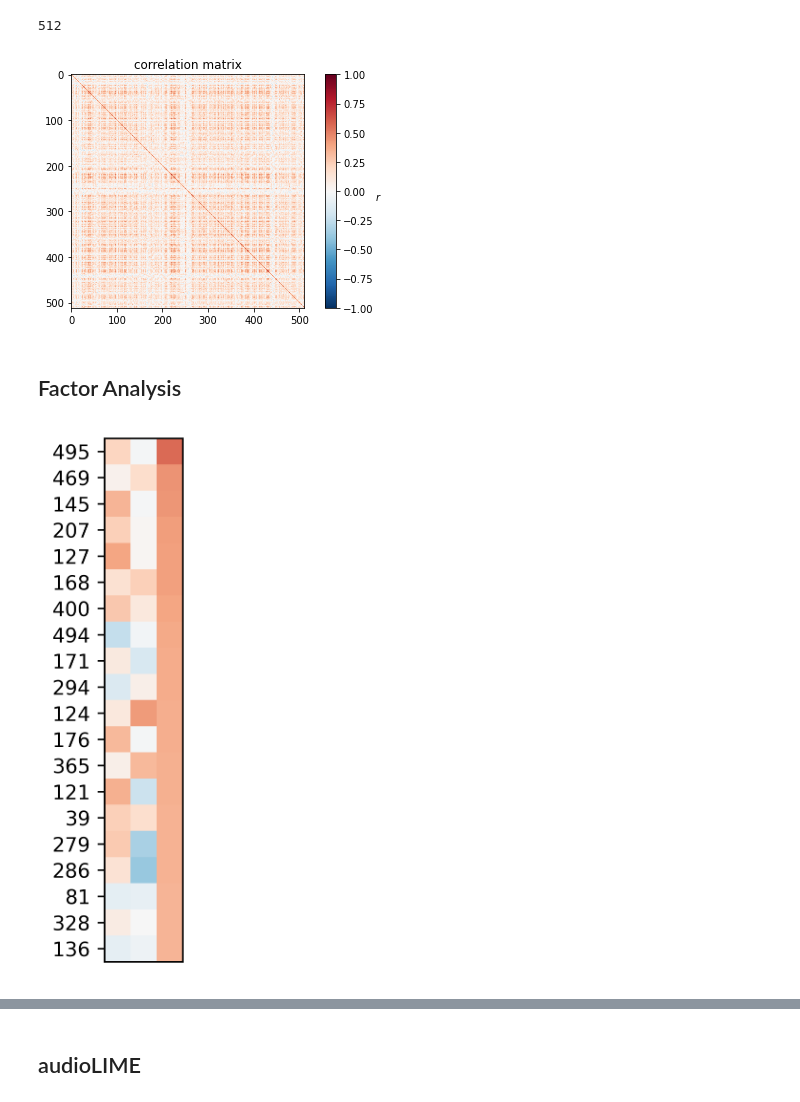
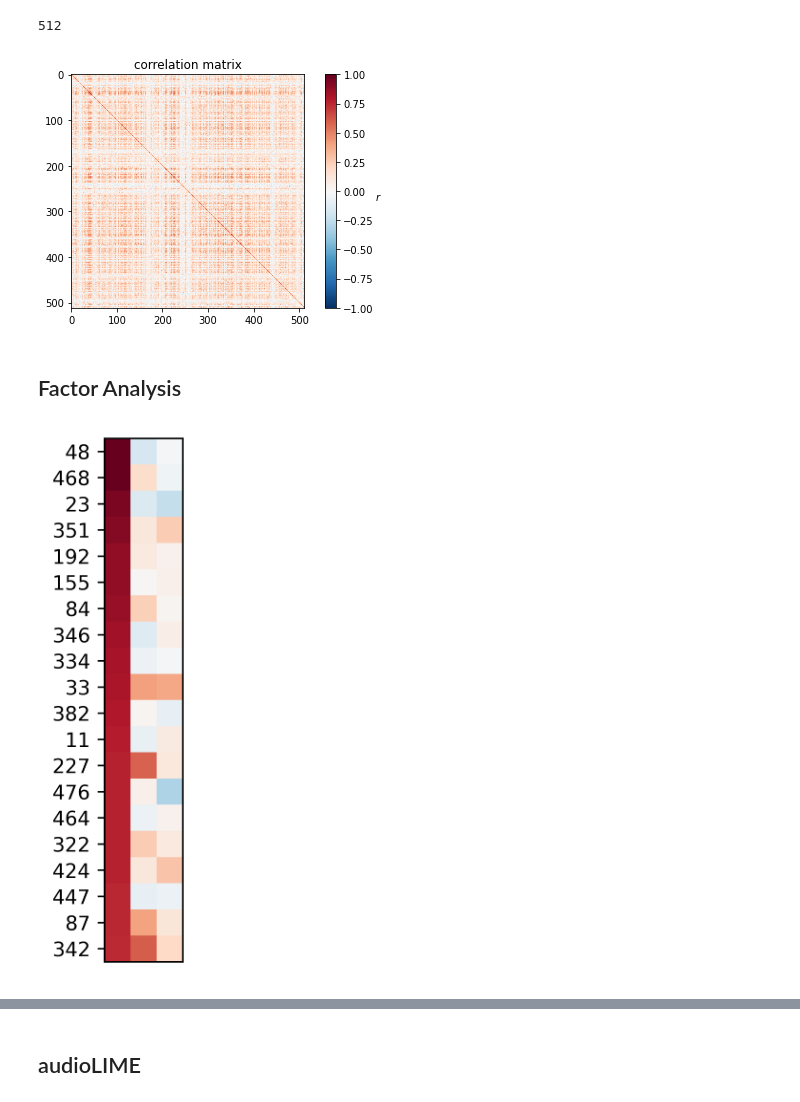
Before and after one commit to Spijkervet/CLMR, a Jupyter notebook: notebooks/audio_analysis.ipynb, the cells around one changed output, grey strips where cells are left out. Saved outputs shown, nothing was run; the diff lists cells and outputs as text; code cells hidden in the pictures.

```diff
--- a/notebooks/audio_analysis.ipynb
+++ b/notebooks/audio_analysis.ipynb
@@ -18,7 +20,7 @@ from model import load_encoder
 args = parse_args("./config/config.yaml", addit=[])
 args.world_size = 1
 args.supervised = False
-args.dataset = "magnatagatune"
+args.dataset = "msd"
 args.device = torch.device("cuda:0" if torch.cuda.is_available() else "cpu")
 
 args.model_path = "./logs/66"
@@ -73,7 +77,7 @@ args.current_epoch = args.epoch_num
 # %%
 tag_classes = defaultdict(list)
 predictions = []
-n = 10 # add every n
+n = 100 # add every n
 with torch.no_grad():
     for step, (track_id, clip_id, segment, fp, label) in enumerate(test_dataset.index):
         if step % n == 0:
@@ -87,4 +91,4 @@ with torch.no_grad():
             output = output.mean(dim=0) # take mean predictions of whole track, i.e., over batch dim.
             predictions.append([output.cpu().numpy().tolist(), h.cpu().numpy().tolist(), track_id, clip_id, segment, fp, label])
 
-#             print(step, "/", len(test_dataset))
+            print(step, "/", len(test_dataset))
@@ -176,7 +200,7 @@ plt.colorbar(im).ax.set_ylabel("$r$", rotation=0)
 ax.set_title("correlation matrix")
 plt.tight_layout()
 # %% [output]
-[figure, old version]
+[figure, new version]
 # %% [markdown]
 ## Factor Analysis
 # %%
@@ -186,38 +210,38 @@ from sklearn.preprocessing import StandardScaler
 from sklearn.datasets import load_iris
 
 n_comps = 3
-SORT_BY_COMP_N = 2
+SORT_BY_COMP_N = 0
 
 # #############################################################################
 # Run factor analysis with Varimax rotation
 fig, ax = plt.subplots(dpi=600)
 
 method = "varimax"
 fa = FactorAnalysis(n_components=n_comps, rotation=method).fit(prediction_matrix)
 components = fa.components_.T
 # print(method, ":\n", components, end="\n\n")
 
 
 vmax = np.abs(components).max()
 
 comps = {k: v for k, v in zip(feature_names, components)}
 # components = {k: v for k, v in comps.items()} # sorted(comps.items(), key=lambda item: item[1][0], reverse=True)}
 components = {k: v for k, v in sorted(comps.items(), key=lambda item: item[1][SORT_BY_COMP_N], reverse=True)}
 
 components = {k: v for idx, (k, v) in enumerate(components.items()) if idx < 20}
 
 ax.imshow(components.values(), cmap="RdBu_r", vmax=vmax, vmin=-vmax)
 ax.set_yticks(range(len(components)))
 if ax.is_first_col():
     ax.set_yticklabels(list(components.keys()))
 else:
     ax.set_yticklabels([])
 
 # ax.set_xlabel("Rotation: " + str(method))
 
 ax.set_xticks([])
 plt.tight_layout()
-plt.savefig("./media/varimax-magnatagatune-{}.pdf".format(SORT_BY_COMP_N), bbox_inches = 'tight', pad_inches = 0)
+plt.savefig("./media/varimax-{}-{}.pdf".format(args.dataset, SORT_BY_COMP_N), bbox_inches = 'tight', pad_inches = 0)
 plt.show()
 # %% [output]
-[figure, old version]
+[figure, new version]
```
Also changed, not shown: parts of 19 cells of this notebook, 37 other files.
